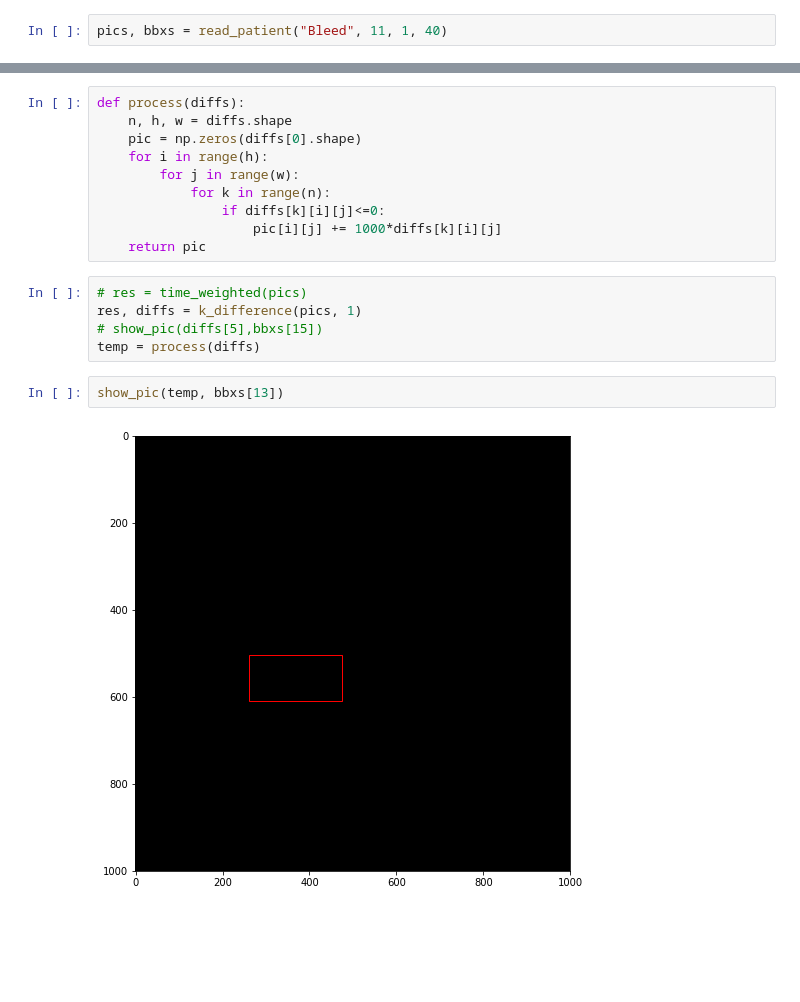
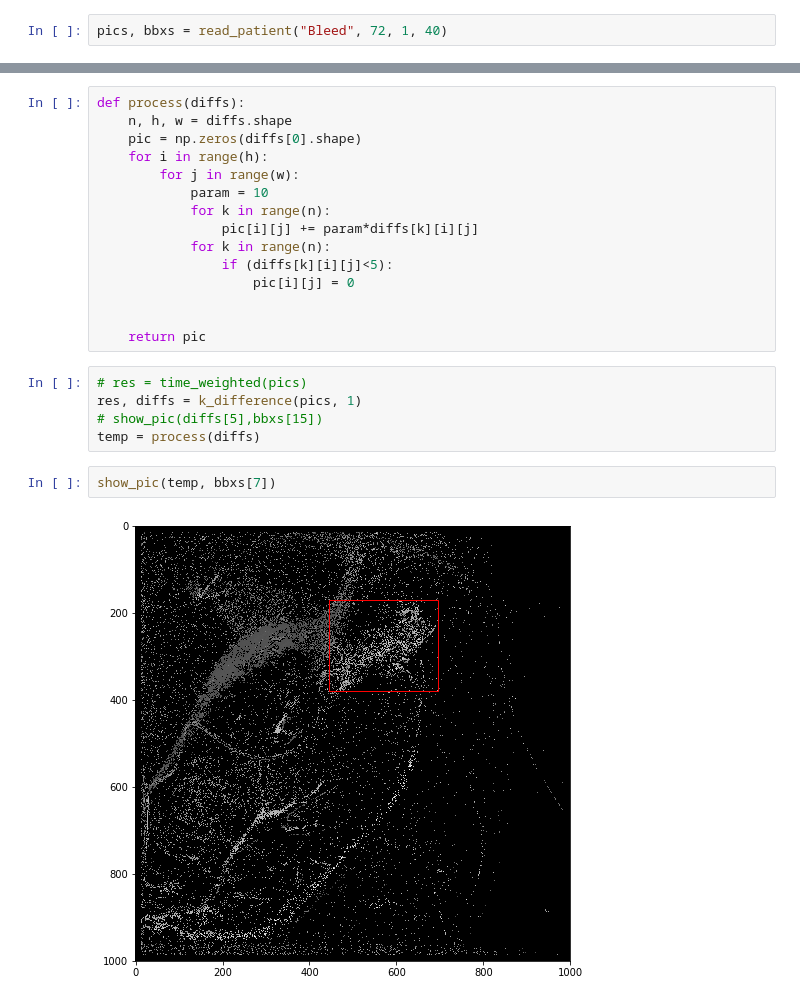
Before and after one commit to uw-cmg/MedicalImgAnalysis-BleedingSitesDetection, a Jupyter notebook: stage3/FeatureGeneration/new-image-processing.ipynb, the cells around one changed output, grey strips where cells are left out. Drawn from its saved outputs; the diff is of its cells as text; blank space fills up the shorter version.

```diff
--- a/stage3/FeatureGeneration/new-image-processing.ipynb
+++ b/stage3/FeatureGeneration/new-image-processing.ipynb
@@ -51,5 +51,5 @@ def show_pic(pic, bbx = [], figs = (8, 8), img_name = ""):
     ax1.imshow(pic, cmap = "gray")
     ax1.set_title(img_name,fontsize=18)
 # %%
-pics, bbxs = read_patient("Bleed", 11, 1, 40)
+pics, bbxs = read_patient("Bleed", 72, 1, 40)
 # %% [output]
@@ -79,9 +79,14 @@ def process(diffs):
     pic = np.zeros(diffs[0].shape)
     for i in range(h):
         for j in range(w):
+            param = 10
             for k in range(n):
-                if diffs[k][i][j]<=0:
-                    pic[i][j] += 1000*diffs[k][i][j]
+                pic[i][j] += param*diffs[k][i][j]
+            for k in range(n):
+                if (diffs[k][i][j]<5):
+                    pic[i][j] = 0
+
+
     return pic
 # %%
 # res = time_weighted(pics)
@@ -89,6 +94,6 @@ res, diffs = k_difference(pics, 1)
 # show_pic(diffs[5],bbxs[15])
 temp = process(diffs)
 # %%
-show_pic(temp, bbxs[13])
+show_pic(temp, bbxs[7])
 # %% [output]
-[figure, old version]
+[figure, new version]
```
Also changed, not shown: parts of 3 cells of this notebook.
